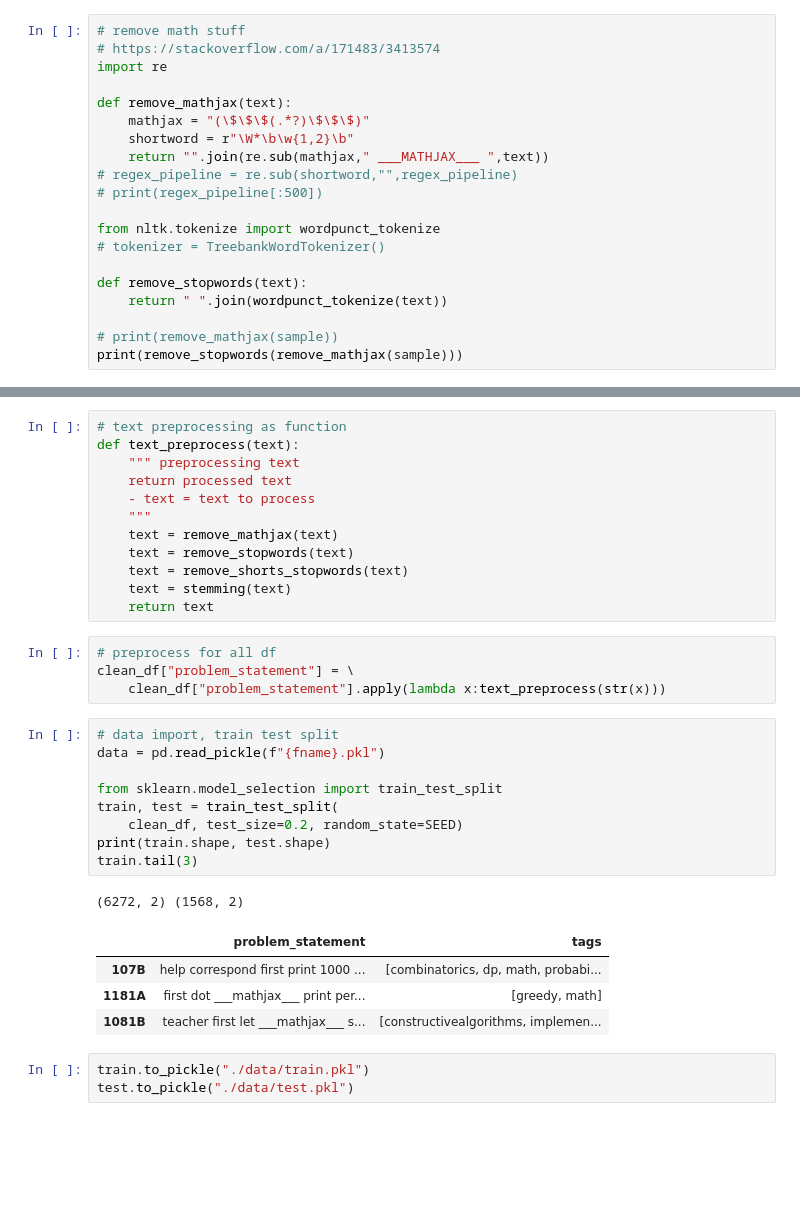
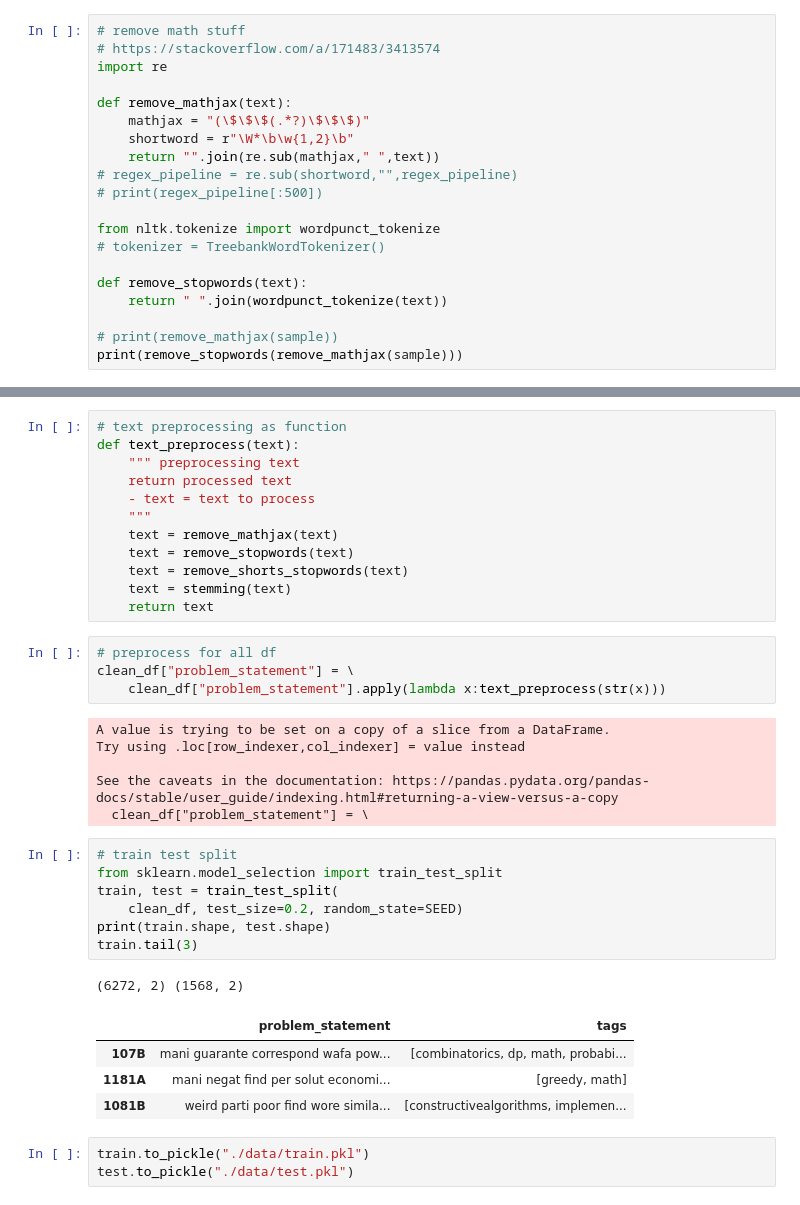
Before and after one commit to jhojin7/codeforces-predict, a Jupyter notebook: eda.ipynb, the cells around one changed output, grey strips where cells are left out. Saved outputs shown, nothing was run; the diff lists cells and outputs as text; blank space fills up the shorter version.

Commit message:
fix remove_mathjax

```diff
--- a/eda.ipynb
+++ b/eda.ipynb
@@ -116,7 +116,7 @@ import re
 def remove_mathjax(text):
     mathjax = "(\$\$\$(.*?)\$\$\$)"
     shortword = r"\W*\b\w{1,2}\b"
-    return "".join(re.sub(mathjax," ___MATHJAX___ ",text))
+    return "".join(re.sub(mathjax," ",text))
 # regex_pipeline = re.sub(shortword,"",regex_pipeline)
 # print(regex_pipeline[:500])
 
@@ -183,21 +183,25 @@ def text_preprocess(text):
 # preprocess for all df
 clean_df["problem_statement"] = \
     clean_df["problem_statement"].apply(lambda x:text_preprocess(str(x)))
+# %% [output]
+A value is trying to be set on a copy of a slice from a DataFrame.
+Try using .loc[row_indexer,col_indexer] = value instead
+
+See the caveats in the documentation: https://pandas.pydata.org/pandas-docs/stable/user_guide/indexing.html#returning-a-view-versus-a-copy
+  clean_df["problem_statement"] = \
 # %%
-# data import, train test split
-data = pd.read_pickle(f"{fname}.pkl")
-
+# train test split
 from sklearn.model_selection import train_test_split
 train, test = train_test_split(
     clean_df, test_size=0.2, random_state=SEED)
 print(train.shape, test.shape)
 train.tail(3)
 # %% [output]
 (6272, 2) (1568, 2)
 |  | problem_statement | tags |
-| 107B | help correspond first print 1000 ... | [combinatorics, dp, math, probabi... |
-| 1181A | first dot ___mathjax___ print per... | [greedy, math] |
-| 1081B | teacher first let ___mathjax___ s... | [constructivealgorithms, implemen... |
+| 107B | mani guarante correspond wafa pow... | [combinatorics, dp, math, probabi... |
+| 1181A | mani negat find per solut economi... | [greedy, math] |
+| 1081B | weird parti poor find wore simila... | [constructivealgorithms, implemen... |
 # %%
 train.to_pickle("./data/train.pkl")
 test.to_pickle("./data/test.pkl")
```
Also changed, not shown: parts of 1 cell of this notebook.
